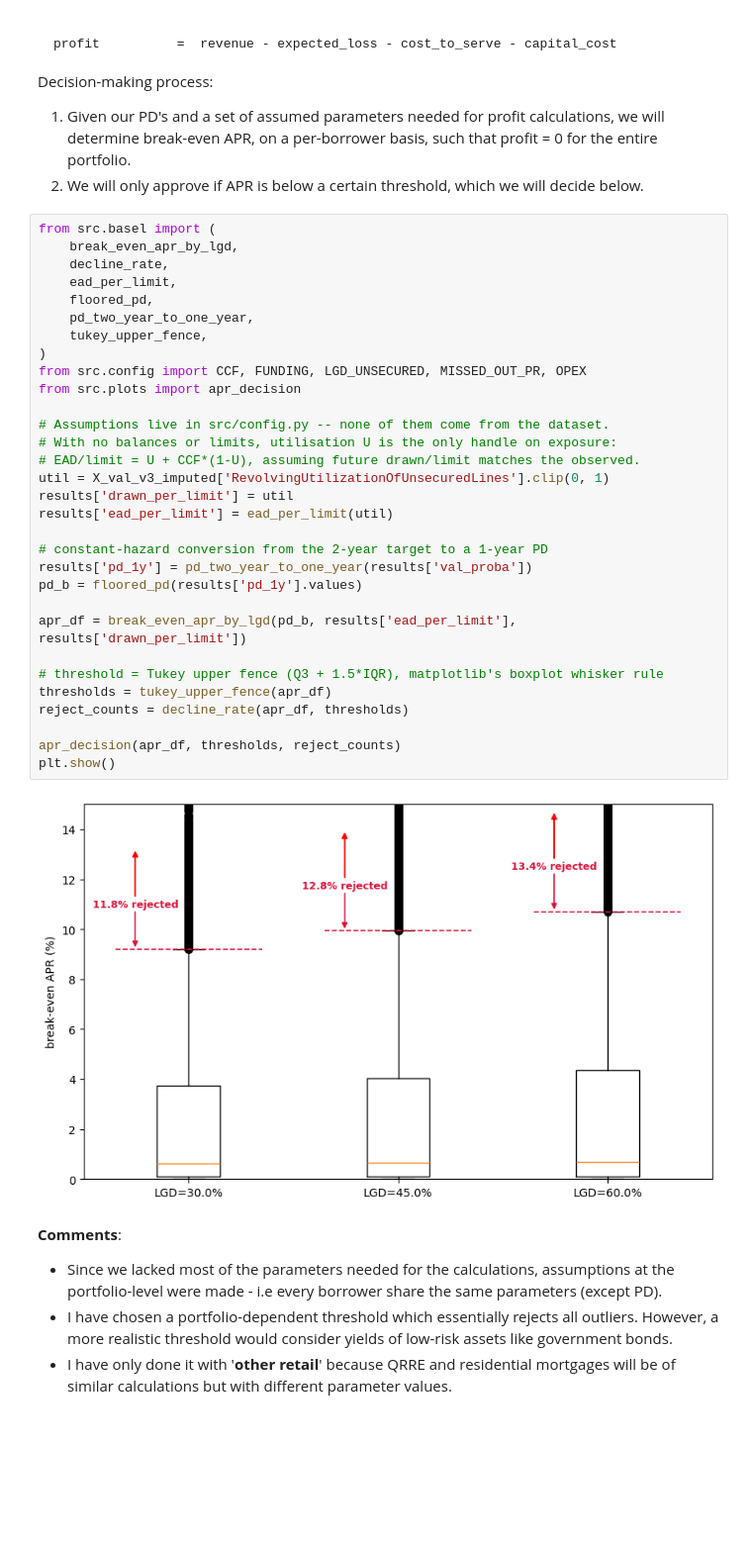
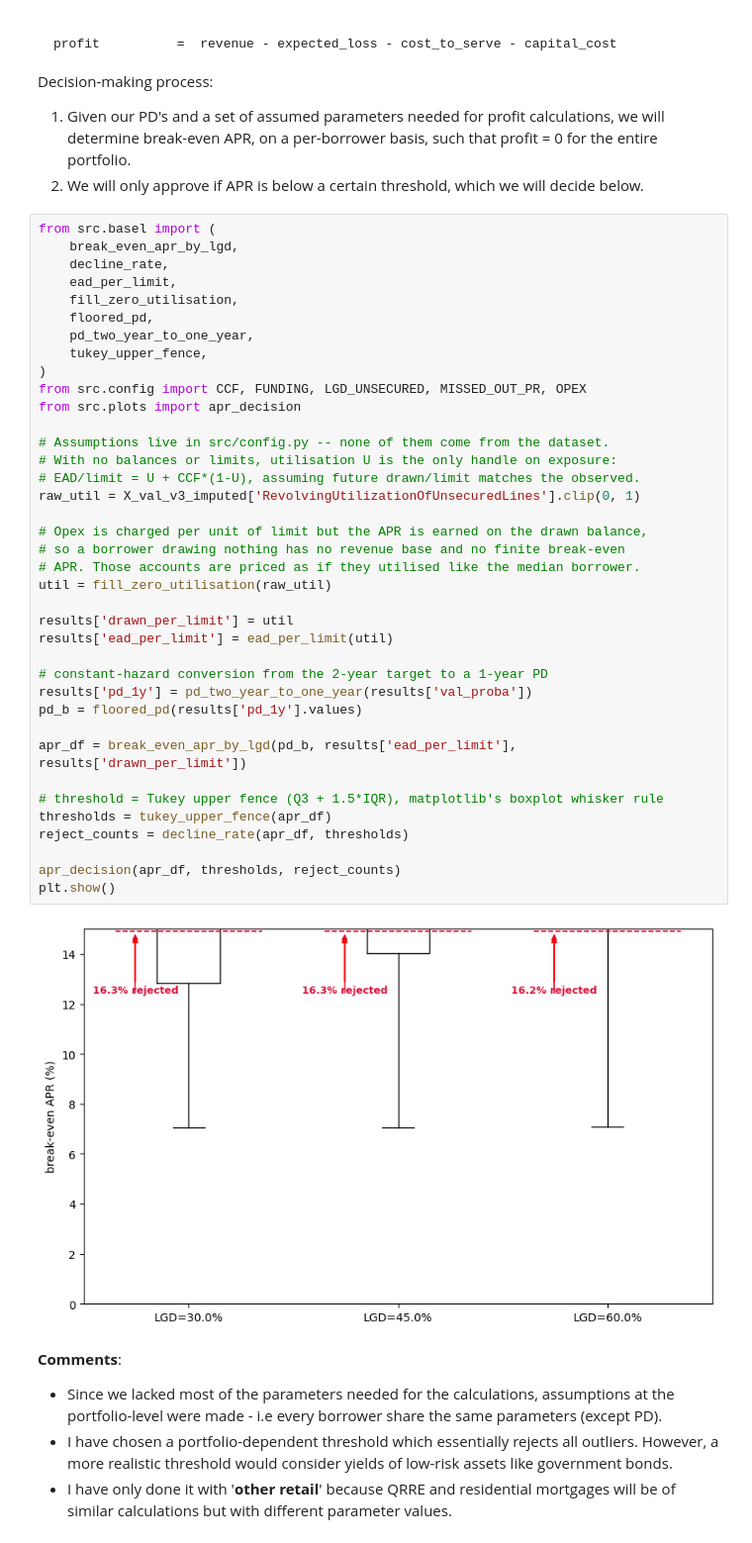
Before and after one commit to mugilan1399-arch/credit-risk-default-prediction-and-credit-scoring, a Jupyter notebook: credit_default_risk_prediction_+_credit_scoring_+_basel.ipynb, the cells around one changed output. Shown at 99% size. Cells and saved outputs as stored; diff of their text form; blank space fills up the shorter version.

```diff
--- a/credit_default_risk_prediction_+_credit_scoring_+_basel.ipynb
+++ b/credit_default_risk_prediction_+_credit_scoring_+_basel.ipynb
@@ -1098,35 +1102,42 @@ Decision-making process:
 from src.basel import (
     break_even_apr_by_lgd,
     decline_rate,
     ead_per_limit,
+    fill_zero_utilisation,
     floored_pd,
     pd_two_year_to_one_year,
     tukey_upper_fence,
 )
 from src.config import CCF, FUNDING, LGD_UNSECURED, MISSED_OUT_PR, OPEX
 from src.plots import apr_decision
 
 # Assumptions live in src/config.py -- none of them come from the dataset.
 # With no balances or limits, utilisation U is the only handle on exposure:
 # EAD/limit = U + CCF*(1-U), assuming future drawn/limit matches the observed.
-util = X_val_v3_imputed['RevolvingUtilizationOfUnsecuredLines'].clip(0, 1)
+raw_util = X_val_v3_imputed['RevolvingUtilizationOfUnsecuredLines'].clip(0, 1)
+
+# Opex is charged per unit of limit but the APR is earned on the drawn balance,
+# so a borrower drawing nothing has no revenue base and no finite break-even
+# APR. Those accounts are priced as if they utilised like the median borrower.
+util = fill_zero_utilisation(raw_util)
+
 results['drawn_per_limit'] = util
 results['ead_per_limit'] = ead_per_limit(util)
 
 # constant-hazard conversion from the 2-year target to a 1-year PD
 results['pd_1y'] = pd_two_year_to_one_year(results['val_proba'])
 pd_b = floored_pd(results['pd_1y'].values)
 
 apr_df = break_even_apr_by_lgd(pd_b, results['ead_per_limit'], results['drawn_per_limit'])
 
 # threshold = Tukey upper fence (Q3 + 1.5*IQR), matplotlib's boxplot whisker rule
 thresholds = tukey_upper_fence(apr_df)
 reject_counts = decline_rate(apr_df, thresholds)
 
 apr_decision(apr_df, thresholds, reject_counts)
 plt.show()
 # %% [output]
-[figure, old version]
+[figure, new version]
 # %% [markdown]
 **Comments**:
 
```
Also changed, not shown: parts of 4 cells of this notebook, 3 other files.
